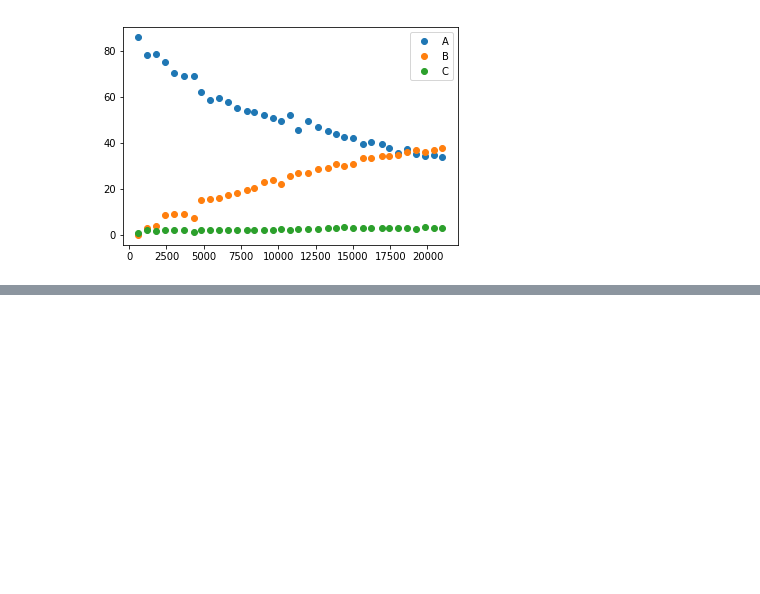
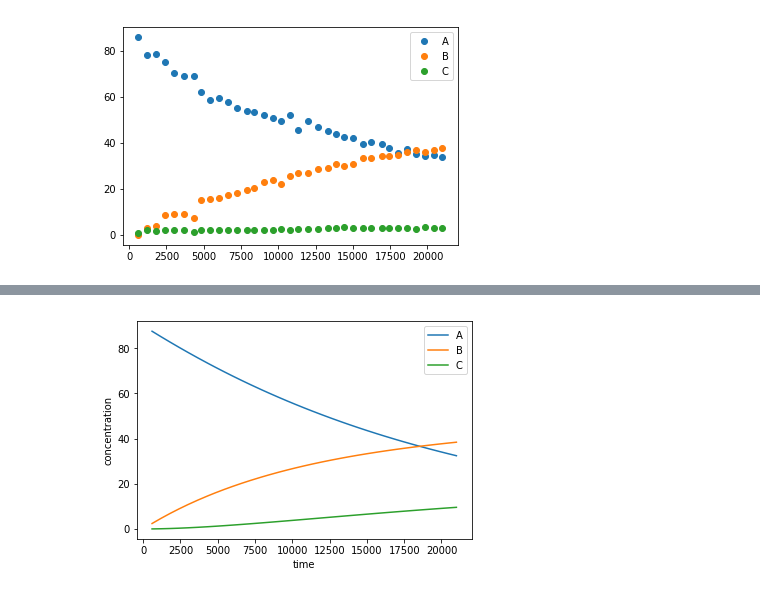
Before and after one commit to dorox/react, a Jupyter notebook: Data import.ipynb, the cells around one changed output, grey strips where cells are left out. Saved outputs shown, nothing was run; the diff lists cells and outputs as text; code cells hidden in the pictures; blank space fills up the shorter version.

```diff
--- a/Data import.ipynb
+++ b/Data import.ipynb
@@ -43,0 +56,4 @@ len(chem1.data)
+# %%
+chem1.plot('A', 'B', 'C')
+# %% [output]
+[figure, added]
```
Also changed, not shown: parts of 9 cells of this notebook, 1 other file.
